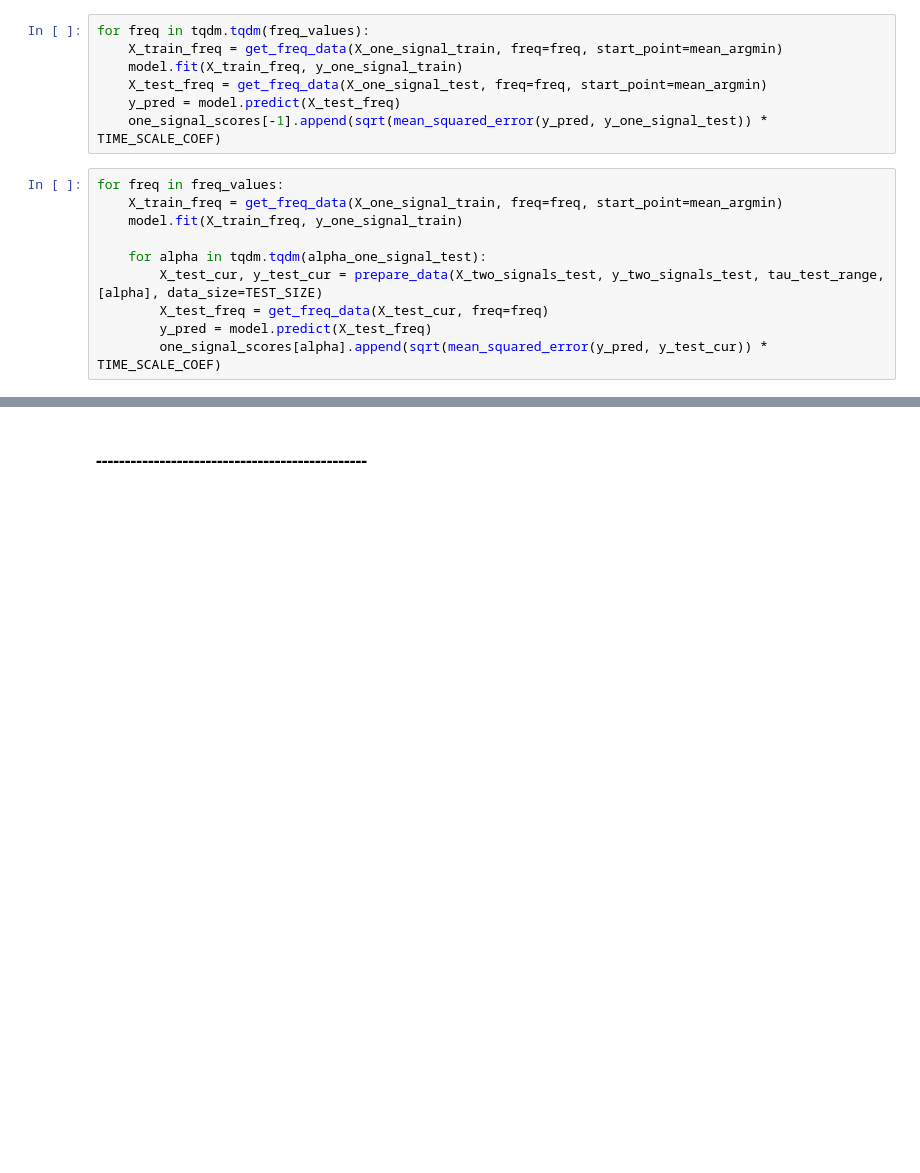
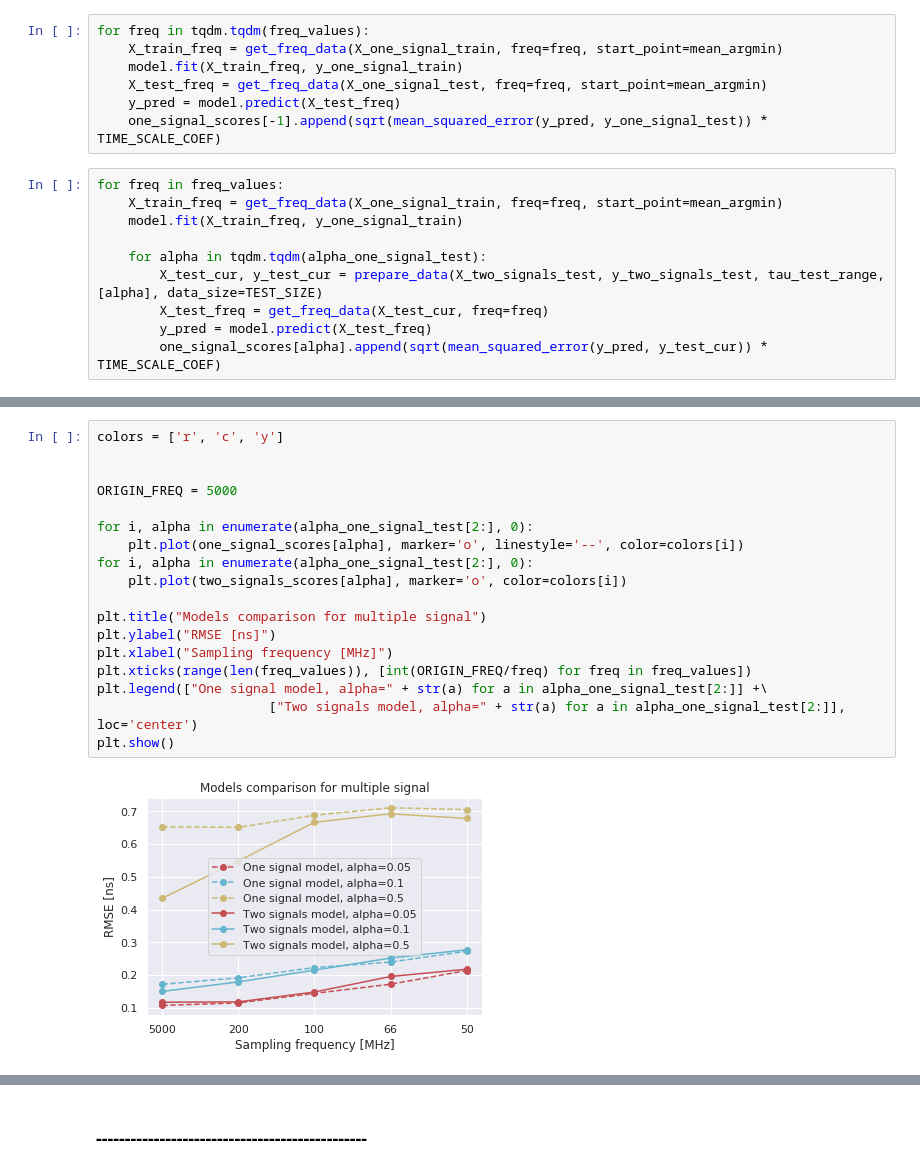
Before and after one commit to whiteRa2bit/cern_summer_project, a Jupyter notebook: problem2/compare_one_and_two_signals.ipynb, the cells around one changed output, grey strips where cells are left out. Drawn from its saved outputs; the diff is of its cells as text; blank space fills up the shorter version.

```diff
--- a/problem2/compare_one_and_two_signals.ipynb
+++ b/problem2/compare_one_and_two_signals.ipynb
@@ -221,3 +257,23 @@ for freq in freq_values:
+# %%
+colors = ['r', 'c', 'y']
+
+
+ORIGIN_FREQ = 5000
+
+for i, alpha in enumerate(alpha_one_signal_test[2:], 0):
+    plt.plot(one_signal_scores[alpha], marker='o', linestyle='--', color=colors[i])
+for i, alpha in enumerate(alpha_one_signal_test[2:], 0):
+    plt.plot(two_signals_scores[alpha], marker='o', color=colors[i])
+
+plt.title("Models comparison for multiple signal")
+plt.ylabel("RMSE [ns]")
+plt.xlabel("Sampling frequency [MHz]")
+plt.xticks(range(len(freq_values)), [int(ORIGIN_FREQ/freq) for freq in freq_values])
+plt.legend(["One signal model, alpha=" + str(a) for a in alpha_one_signal_test[2:]] +\
+                      ["Two signals model, alpha=" + str(a) for a in alpha_one_signal_test[2:]], loc='center')
+plt.show()
+# %% [output]
+[figure, added]
 # %%
 ORIGIN_FREQ = 5000
 
```
Also changed, not shown: parts of 11 cells of this notebook, 27 other files.
